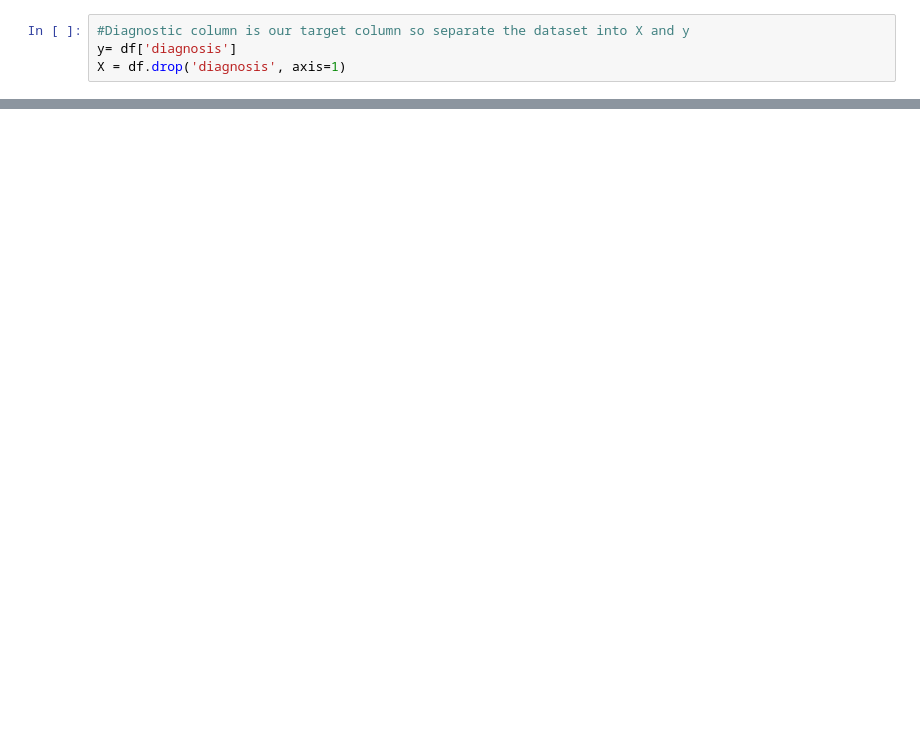
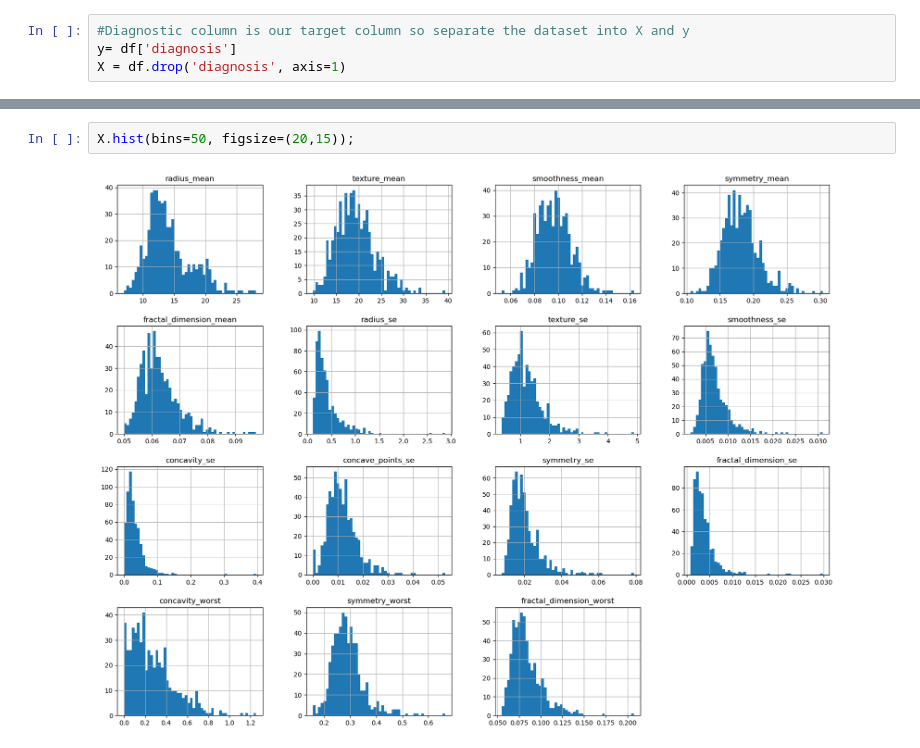
Before and after one commit to AbdelrahmanGalhom/Breast-Cancer-Project, a Jupyter notebook: notebooks/notebook.ipynb, the cells around one changed output, grey strips where cells are left out. Drawn from its saved outputs; the diff is of its cells as text; blank space fills up the shorter version.

```diff
--- a/notebooks/notebook.ipynb
+++ b/notebooks/notebook.ipynb
@@ -57,0 +125,4 @@ sns.barplot(x=y.value_counts().index, y=y.value_counts())
+# %%
+X.hist(bins=50, figsize=(20,15));
+# %% [output]
+[figure, added]
```
Also changed, not shown: parts of 34 cells of this notebook, 8 other files.
